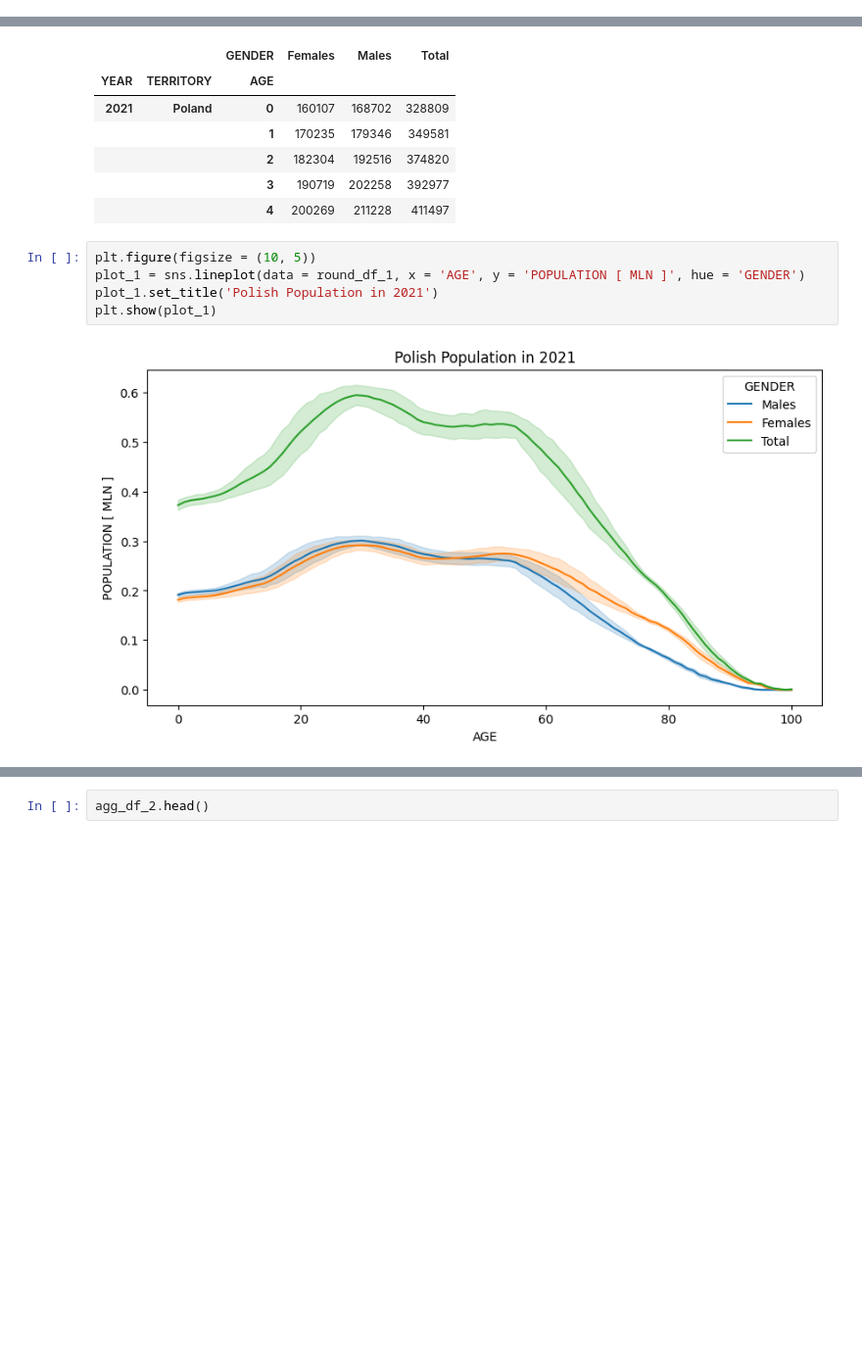
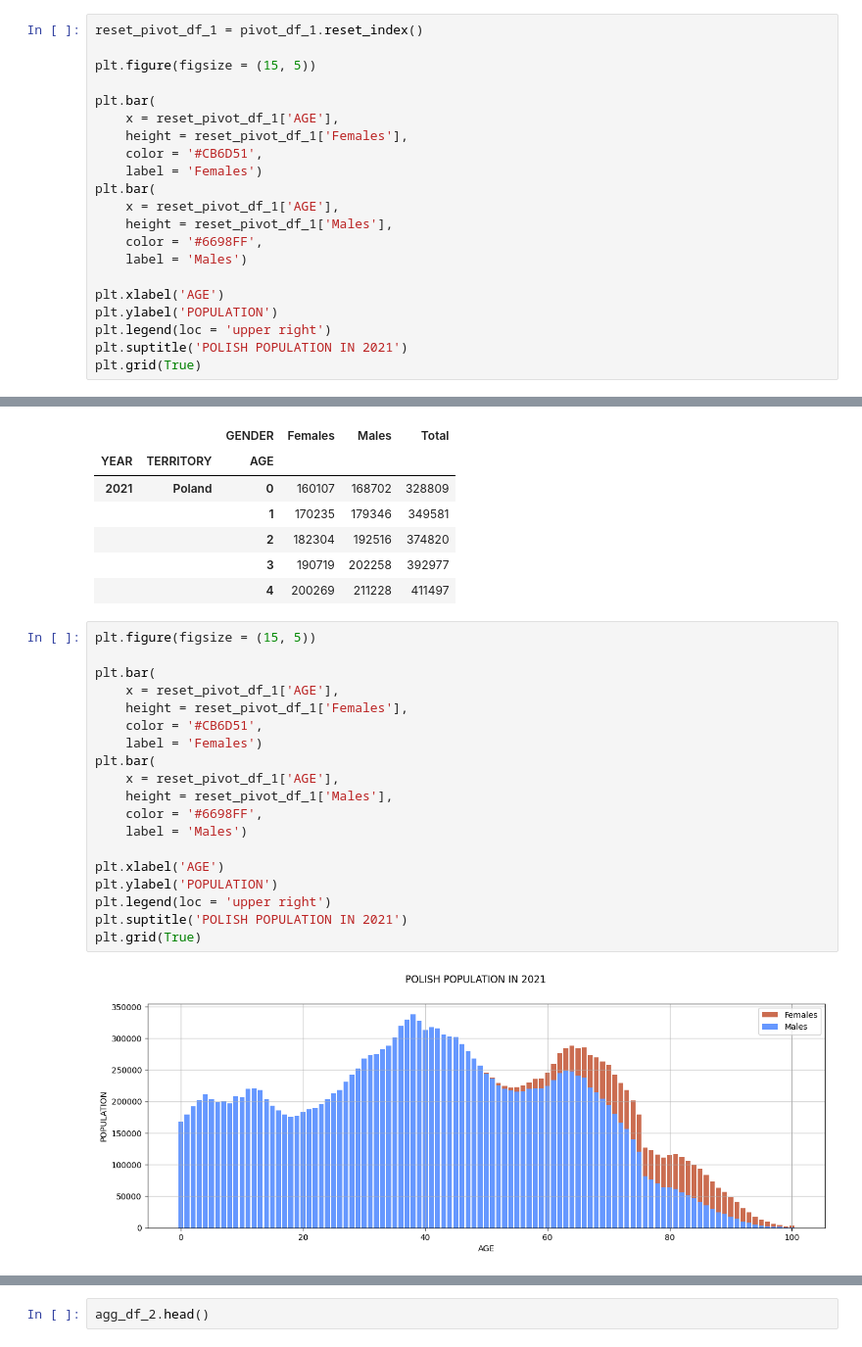
Before and after one commit to szkopiakP/Population_Analysis, a Jupyter notebook: Population_Analysis.ipynb, the cells around one changed output, grey strips where cells are left out. Shown at 98% size. Drawn from its saved outputs; the diff is of its cells as text; blank space fills up the shorter version.

```diff
--- a/Population_Analysis.ipynb
+++ b/Population_Analysis.ipynb
@@ -193,3 +193,24 @@ pivot_df_1.head()
 |  |  | 2 | 182304 | 192516 | 374820 |
 |  |  | 3 | 190719 | 202258 | 392977 |
 |  |  | 4 | 200269 | 211228 | 411497 |
+# %%
+reset_pivot_df_1 = pivot_df_1.reset_index()
+
+plt.figure(figsize = (15, 5))
+
+plt.bar(
+    x = reset_pivot_df_1['AGE'],
+    height = reset_pivot_df_1['Females'],
+    color = '#CB6D51',
+    label = 'Females')
+plt.bar(
+    x = reset_pivot_df_1['AGE'],
+    height = reset_pivot_df_1['Males'],
+    color = '#6698FF',
+    label = 'Males')
+
+plt.xlabel('AGE')
+plt.ylabel('POPULATION')
+plt.legend(loc = 'upper right')
+plt.suptitle('POLISH POPULATION IN 2021')
+plt.grid(True)
@@ -408,9 +449,23 @@ pivot_df_1.head()
 |  |  | 3 | 190719 | 202258 | 392977 |
 |  |  | 4 | 200269 | 211228 | 411497 |
 # %%
-plt.figure(figsize = (10, 5))
-plot_1 = sns.lineplot(data = round_df_1, x = 'AGE', y = 'POPULATION [ MLN ]', hue = 'GENDER')
-plot_1.set_title('Polish Population in 2021')
-plt.show(plot_1)
+plt.figure(figsize = (15, 5))
+
+plt.bar(
+    x = reset_pivot_df_1['AGE'],
+    height = reset_pivot_df_1['Females'],
+    color = '#CB6D51',
+    label = 'Females')
+plt.bar(
+    x = reset_pivot_df_1['AGE'],
+    height = reset_pivot_df_1['Males'],
+    color = '#6698FF',
+    label = 'Males')
+
+plt.xlabel('AGE')
+plt.ylabel('POPULATION')
+plt.legend(loc = 'upper right')
+plt.suptitle('POLISH POPULATION IN 2021')
+plt.grid(True)
 # %% [output]
-[figure, old version]
+[figure, new version]
```
Also changed, not shown: parts of 14 cells of this notebook, 7 other files.
